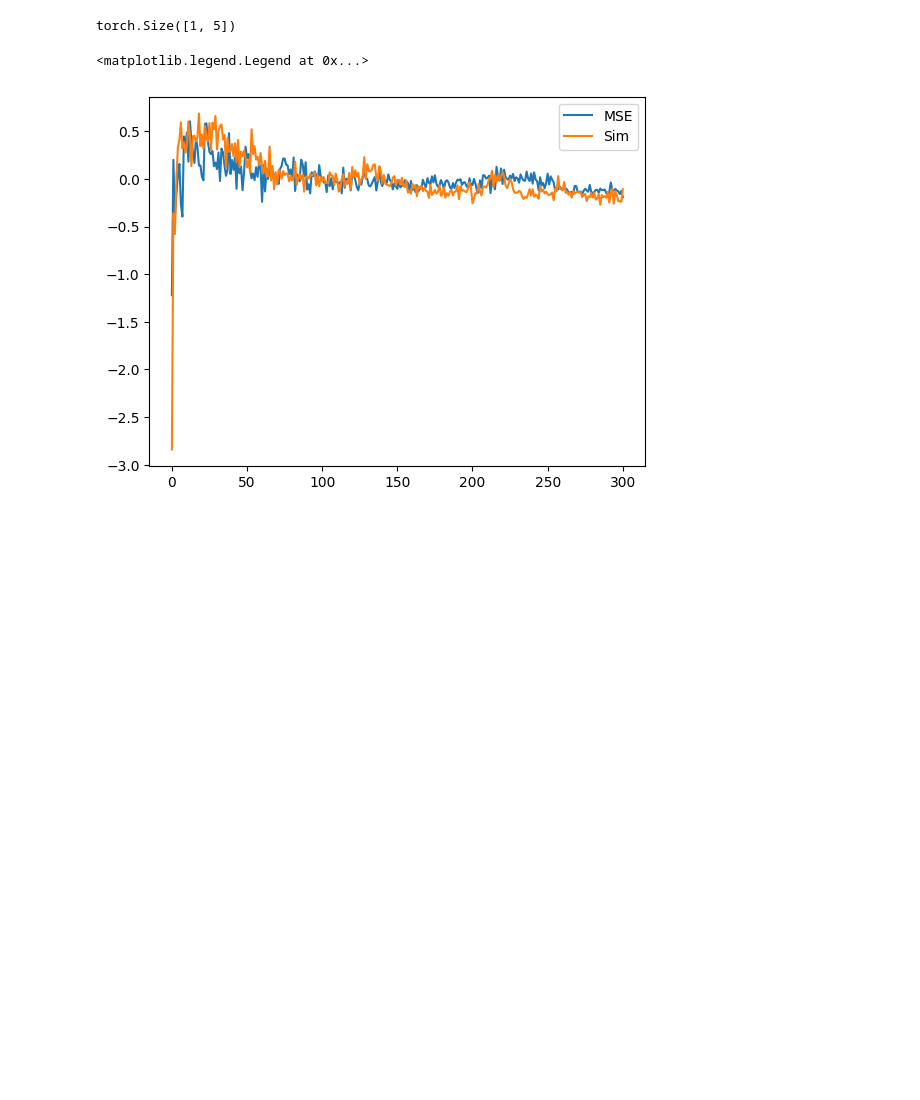
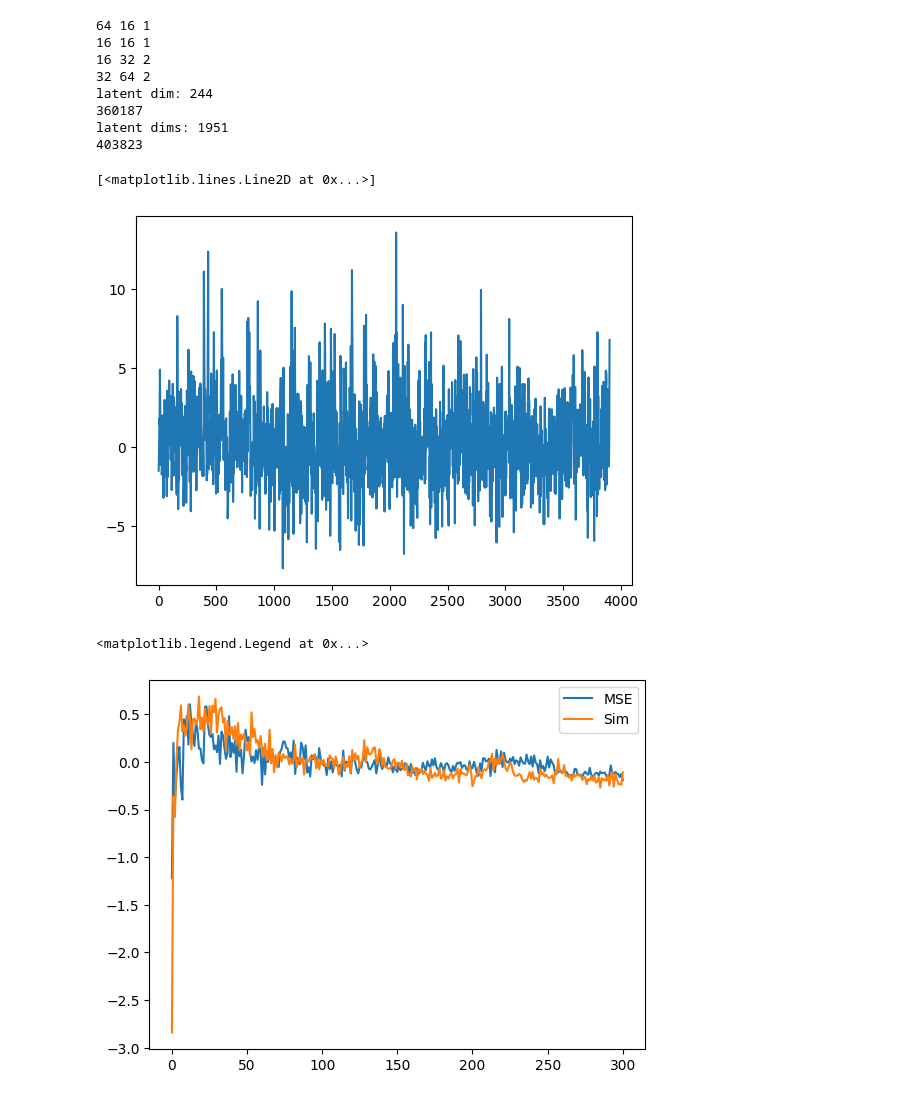
Before and after one commit to Musa-Azeem/eating-detection, a Jupyter notebook: test2.ipynb, the cells around one changed output. Drawn from its saved outputs; the diff is of its cells as text; code cells hidden in the pictures; blank space fills up the shorter version.

```diff
--- a/test2.ipynb
+++ b/test2.ipynb
@@ -127,8 +15,25 @@ class RegNetv3(nn.Module):
-# %%
-model = RegNetv3(10001, 3, 4, [1,1,1,1], [16,16,16,16], 1, 0)
-model(torch.rand(1,3,10001)).shape
-# %% [output]
-torch.Size([1, 5])
+# %%
+winsize = 3901
+d = [8,3,1,2]
+w = [16,16,32,64]
+soc = w[0]
+model = RegNetMAEv3(winsize, 3, soc, d, w, d_model=64, maskpct=0.15)
+print(sum(p.numel() for p in model.parameters() if p.requires_grad))
+model = RegNetMAEv2(winsize, 3, soc, d, w, 64, 1, 1, 0, 0.15, 1, 2)
+print(sum(p.numel() for p in model.parameters() if p.requires_grad))
+X = model(torch.rand(1,3,winsize)).detach().cpu()
+plt.plot(X[0,0])
+# %% [output]
+64 16 1
+16 16 1
+16 32 2
+32 64 2
+latent dim: 244
+360187
+latent dims: 1951
+403823
+[<matplotlib.lines.Line2D at 0x...>]
+[figure, added]
 # %%
 mse_dev_loss = np.array(torch.load('/home/musa/eating-detection/dev/9_regnet-mae/dev-2-14-24/RegNetMAEv2_lossfn-MSELoss_win3901_stride3901_so64_d2_w64_b1_g1_p0.1_ntl2_nth2_dmodel64_maskpct0.0/stats/dev_loss.pt'))
 mse_train_loss = np.array(torch.load('/home/musa/eating-detection/dev/9_regnet-mae/dev-2-14-24/RegNetMAEv2_lossfn-MSELoss_win3901_stride3901_so64_d2_w64_b1_g1_p0.1_ntl2_nth2_dmodel64_maskpct0.0/stats/train_loss.pt'))
```
Also changed, not shown: parts of 2 cells of this notebook, 5 other files.
